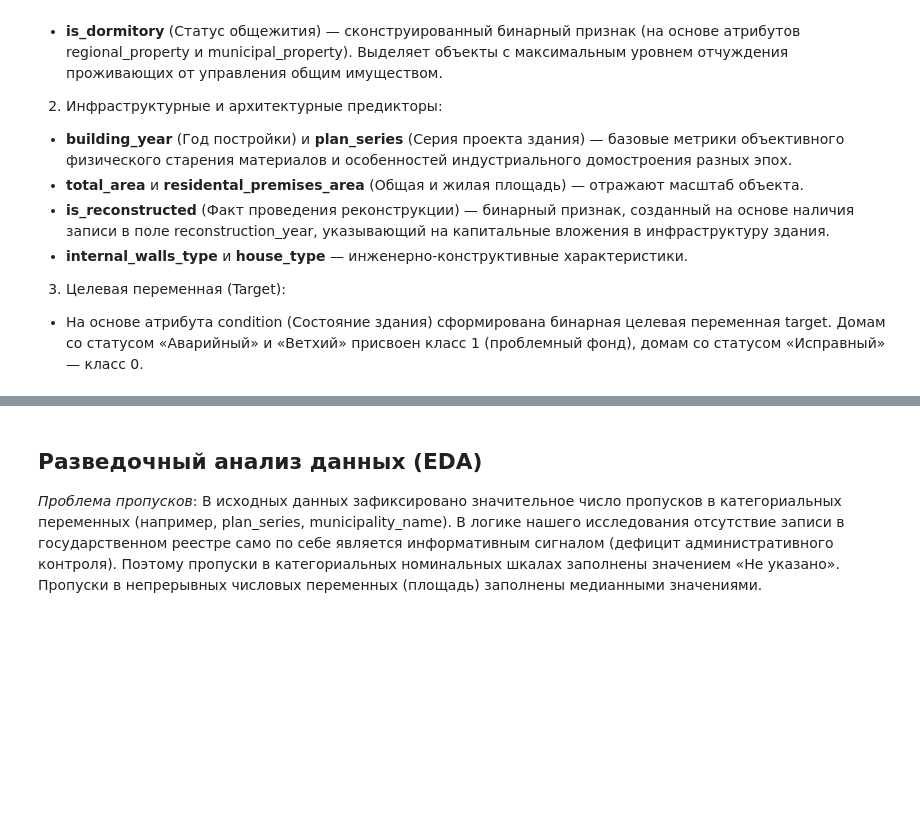
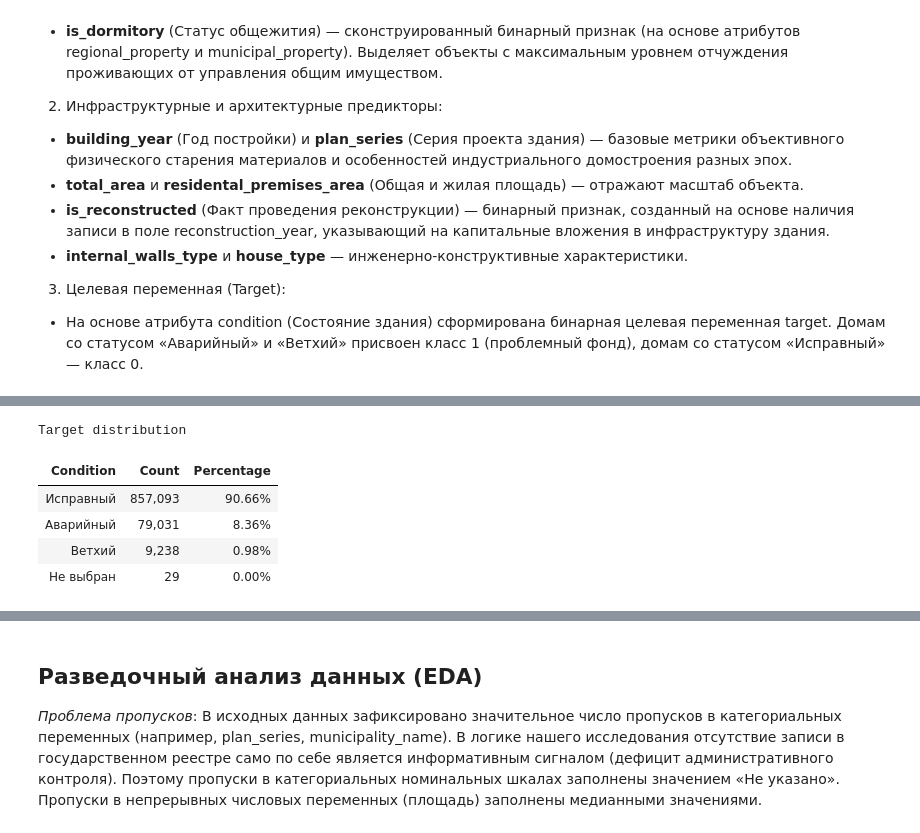
Before and after one commit to ascat41/HouseDeterioration, a Jupyter notebook: data_research.ipynb, the cells around one changed output, grey strips where cells are left out. Drawn from its saved outputs; the diff is of its cells as text; code cells hidden in the pictures; blank space fills up the shorter version.

```diff
--- a/data_research.ipynb
+++ b/data_research.ipynb
@@ -73,0 +57,23 @@ df
+# %%
+TARGET = "condition"
+RANDOM_STATE = 42
+
+COLORS = {
+    "accent": "#4654f5",
+    "header": "#959ef2",
+    "background": "#EEEEEE",
+    "text": "#000000",
+}
+
+PLOT_COLOR = COLORS["accent"]
+
+def style_table(df, caption, colors=COLORS, hide_index=True):
+    styler = df.style.set_caption(caption)
+    if hide_index:
+        styler = styler.hide(axis="index")
+    return styler.set_table_styles([
+        # {"selector": "", "props": "border-collapse:collapse;"},
+        {"selector": "caption", "props": f"font-size:16px; font-weight:bold; color:{colors['text']};"},
+        {"selector": "th", "props": f"background-color:{colors['header']}; color:{colors['text']}; border:1px solid #ccc;"},
+        {"selector": "td", "props": f"background-color:{colors['background']}; color:{colors['text']}; border:1px solid #ccc;"},
+    ])
@@ -73,0 +95,21 @@ df
+# %%
+# Target distribution
+
+target_distribution = df[TARGET].value_counts()
+target_distribution
+target_distribution_df = pd.DataFrame({
+    "Condition": target_distribution.index,
+    "Count": target_distribution.values,
+    "Percentage": (target_distribution.values / target_distribution.sum()) * 100
+})
+style_table(target_distribution_df, "Target distribution").format({
+    "Count": "{:,.0f}",
+    "Percentage": "{:.2f}%"
+})
+# %% [output]
+Target distribution
+| Condition | Count | Percentage |
+| Исправный | 857,093 | 90.66% |
+| Аварийный | 79,031 | 8.36% |
+| Ветхий | 9,238 | 0.98% |
+| Не выбран | 29 | 0.00% |
```
Also changed, not shown: parts of 15 cells of this notebook.
